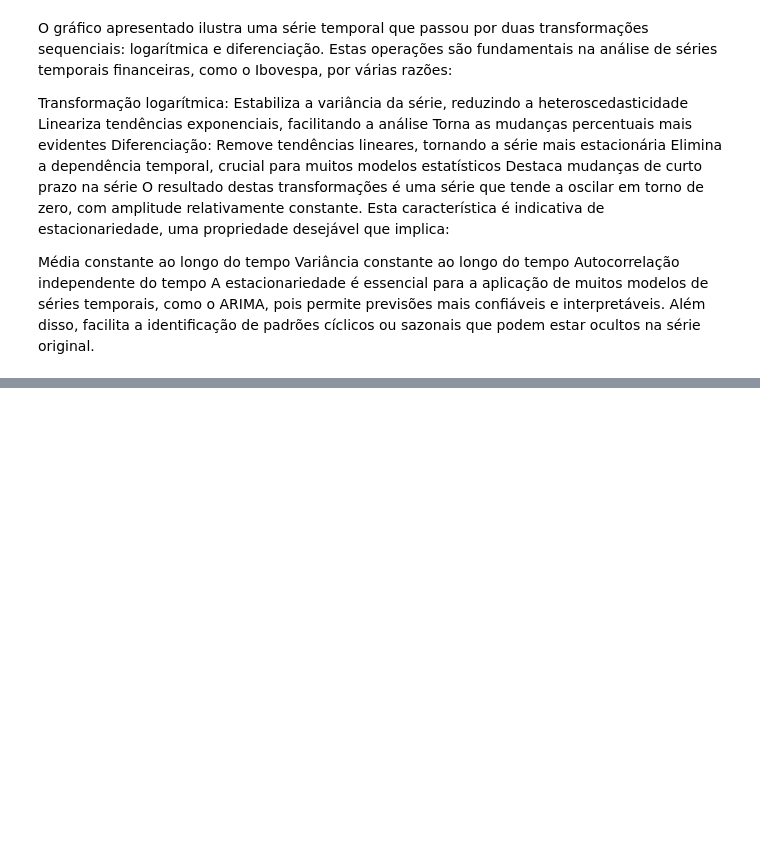
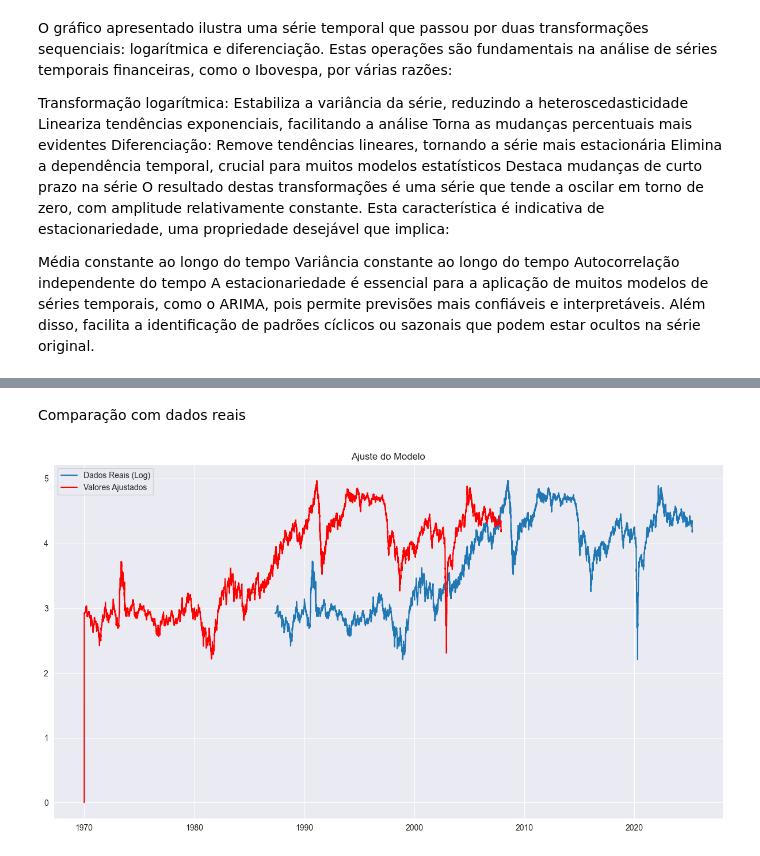
Before and after one commit to MichaelYuri/Brent-vision, a Jupyter notebook: notebooks/inicial.ipynb, the cells around one changed output, grey strips where cells are left out. Saved outputs shown, nothing was run; the diff lists cells and outputs as text; code cells hidden in the pictures; blank space fills up the shorter version.

```diff
--- a/notebooks/inicial.ipynb
+++ b/notebooks/inicial.ipynb
@@ -704,0 +800,11 @@ plt.show()
+# %% [markdown]
+Comparação com dados reais
+# %%
+plt.figure(figsize=(15, 8))
+plt.plot(df_select['ds'], df_select['y_log'], label='Dados Reais (Log)')
+plt.plot(model_fit.fittedvalues, color='red', label='Valores Ajustados')
+plt.legend()
+plt.title('Ajuste do Modelo')
+plt.show()
+# %% [output]
+[figure, added]
```
Also changed, not shown: parts of 22 cells of this notebook.
